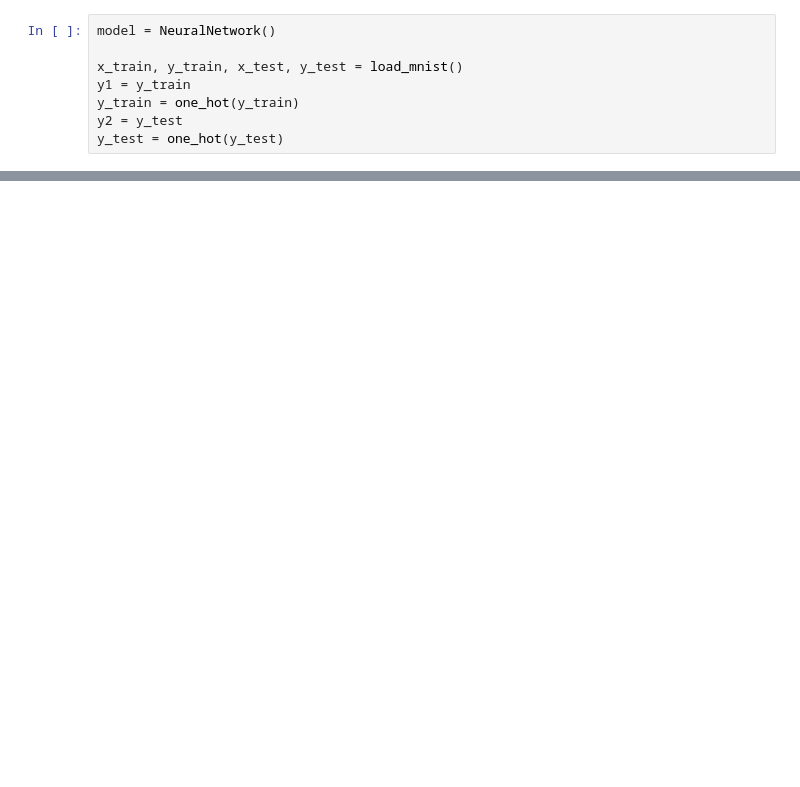
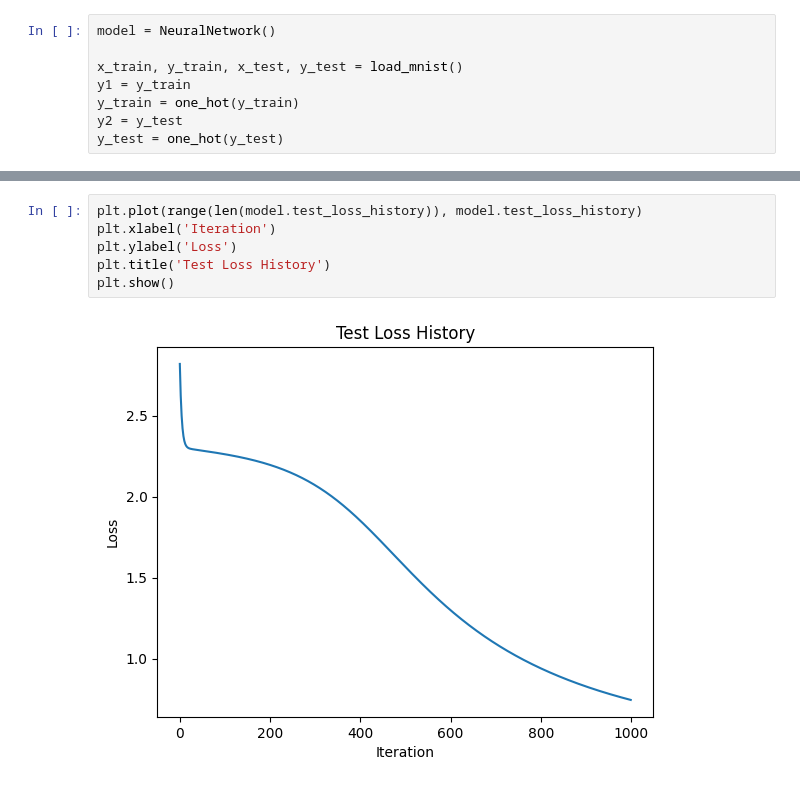
Before and after one commit to sophie-murthy/BasicNeuralNetworks, a Jupyter notebook: superviseNN.ipynb, the cells around one changed output, grey strips where cells are left out. Drawn from its saved outputs; the diff is of its cells as text; blank space fills up the shorter version.

```diff
--- a/superviseNN.ipynb
+++ b/superviseNN.ipynb
@@ -112,3 +112,11 @@ plt.show()
+# %%
+plt.plot(range(len(model.test_loss_history)), model.test_loss_history)
+plt.xlabel('Iteration')
+plt.ylabel('Loss')
+plt.title('Test Loss History')
+plt.show()
+# %% [output]
+[figure, added]
 # %%
 model.accuracy(x_train, y_train)
 # %% [output]
```
Also changed, not shown: parts of 7 cells of this notebook.
